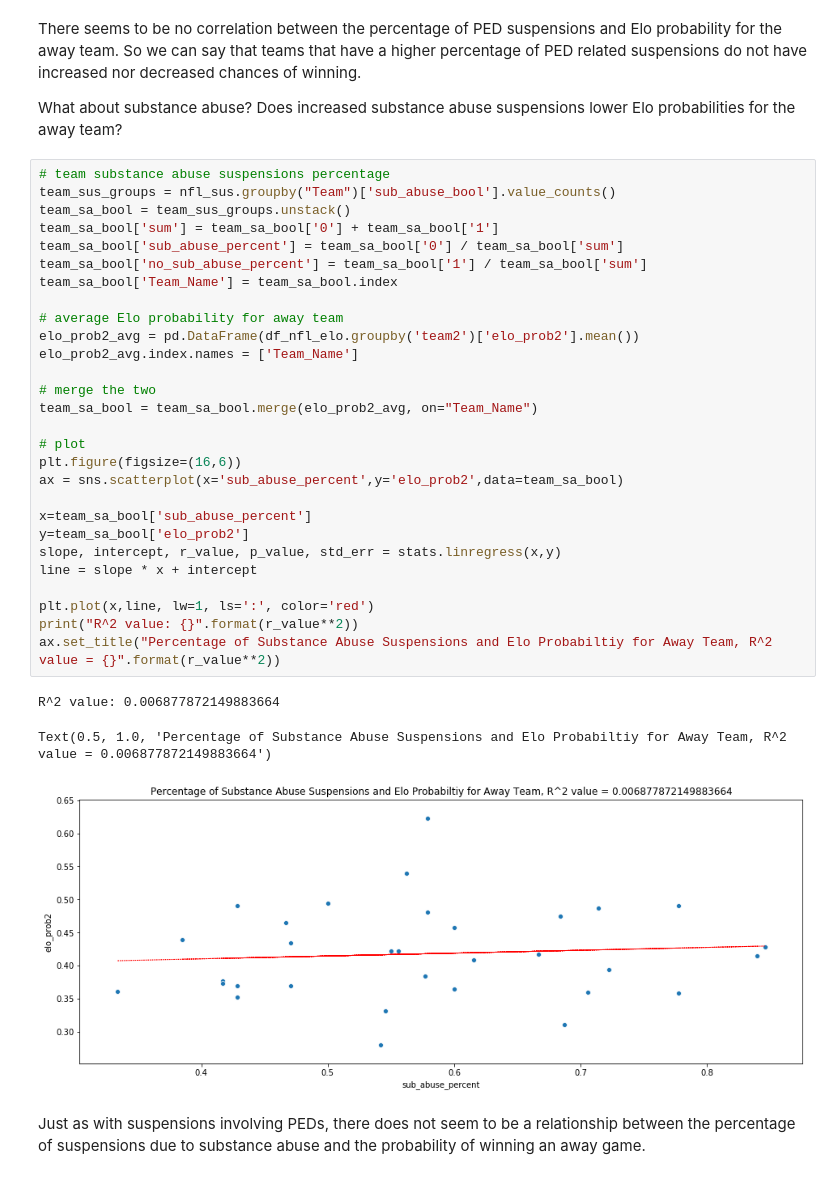
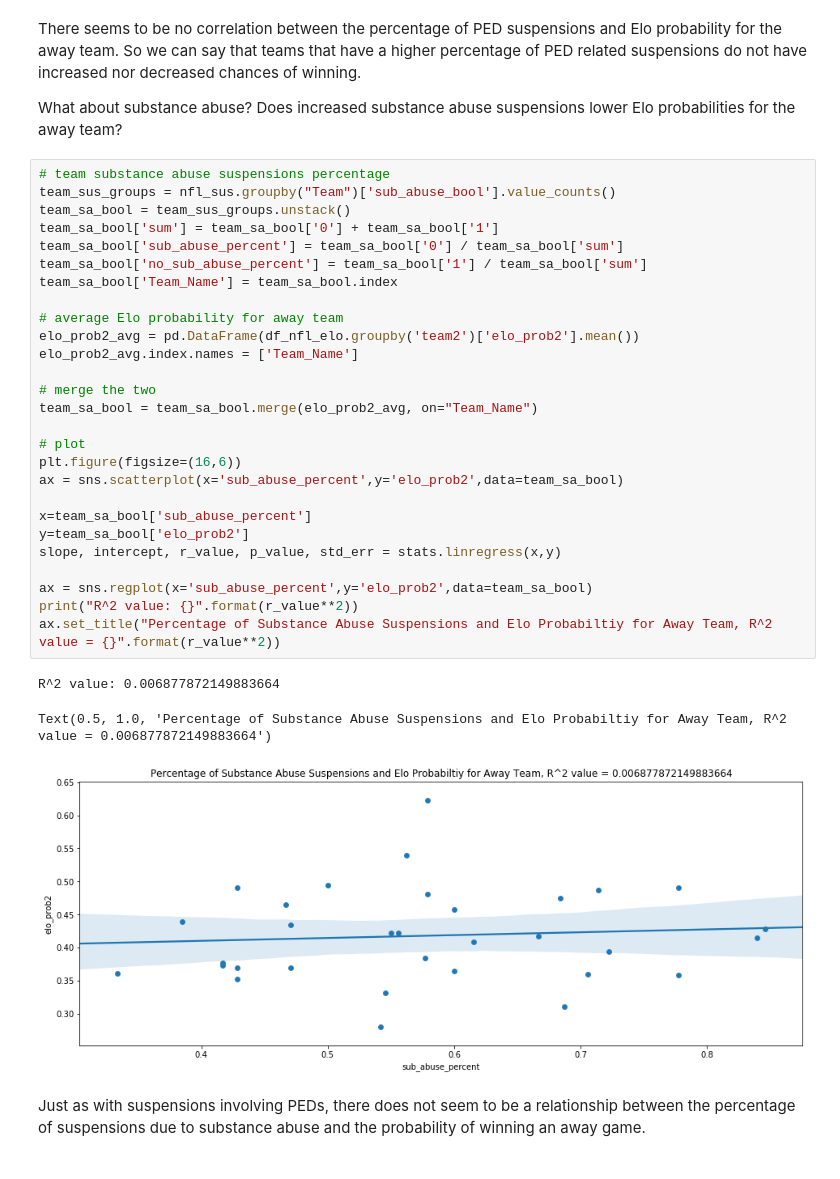
Before and after one commit to kdors/CMPS3660, a Jupyter notebook: final-tutorial.ipynb, the cells around one changed output. Saved outputs shown, nothing was run; the diff lists cells and outputs as text.

```diff
--- a/final-tutorial.ipynb
+++ b/final-tutorial.ipynb
@@ -497,34 +505,33 @@ What about substance abuse? Does increased substance abuse suspensions lower Elo
 # %%
 # team substance abuse suspensions percentage
 team_sus_groups = nfl_sus.groupby("Team")['sub_abuse_bool'].value_counts()
 team_sa_bool = team_sus_groups.unstack()
 team_sa_bool['sum'] = team_sa_bool['0'] + team_sa_bool['1']
 team_sa_bool['sub_abuse_percent'] = team_sa_bool['0'] / team_sa_bool['sum']
 team_sa_bool['no_sub_abuse_percent'] = team_sa_bool['1'] / team_sa_bool['sum']
 team_sa_bool['Team_Name'] = team_sa_bool.index
 
 # average Elo probability for away team
 elo_prob2_avg = pd.DataFrame(df_nfl_elo.groupby('team2')['elo_prob2'].mean())
 elo_prob2_avg.index.names = ['Team_Name']
 
 # merge the two
 team_sa_bool = team_sa_bool.merge(elo_prob2_avg, on="Team_Name")
 
 # plot
 plt.figure(figsize=(16,6))
 ax = sns.scatterplot(x='sub_abuse_percent',y='elo_prob2',data=team_sa_bool)
 
 x=team_sa_bool['sub_abuse_percent']
 y=team_sa_bool['elo_prob2']
 slope, intercept, r_value, p_value, std_err = stats.linregress(x,y)
-line = slope * x + intercept
 
-plt.plot(x,line, lw=1, ls=':', color='red')
+ax = sns.regplot(x='sub_abuse_percent',y='elo_prob2',data=team_sa_bool)
 print("R^2 value: {}".format(r_value**2))
 ax.set_title("Percentage of Substance Abuse Suspensions and Elo Probabiltiy for Away Team, R^2 value = {}".format(r_value**2))
 # %% [output]
 R^2 value: 0.006877872149883664
 Text(0.5, 1.0, 'Percentage of Substance Abuse Suspensions and Elo Probabiltiy for Away Team, R^2 value = 0.006877872149883664')
-[figure, old version]
+[figure, new version]
 # %% [markdown]
 Just as with suspensions involving PEDs, there does not seem to be a relationship between the percentage of suspensions due to substance abuse and the probability of winning an away game.
```
Also changed, not shown: parts of 11 cells of this notebook, 3 other files.
